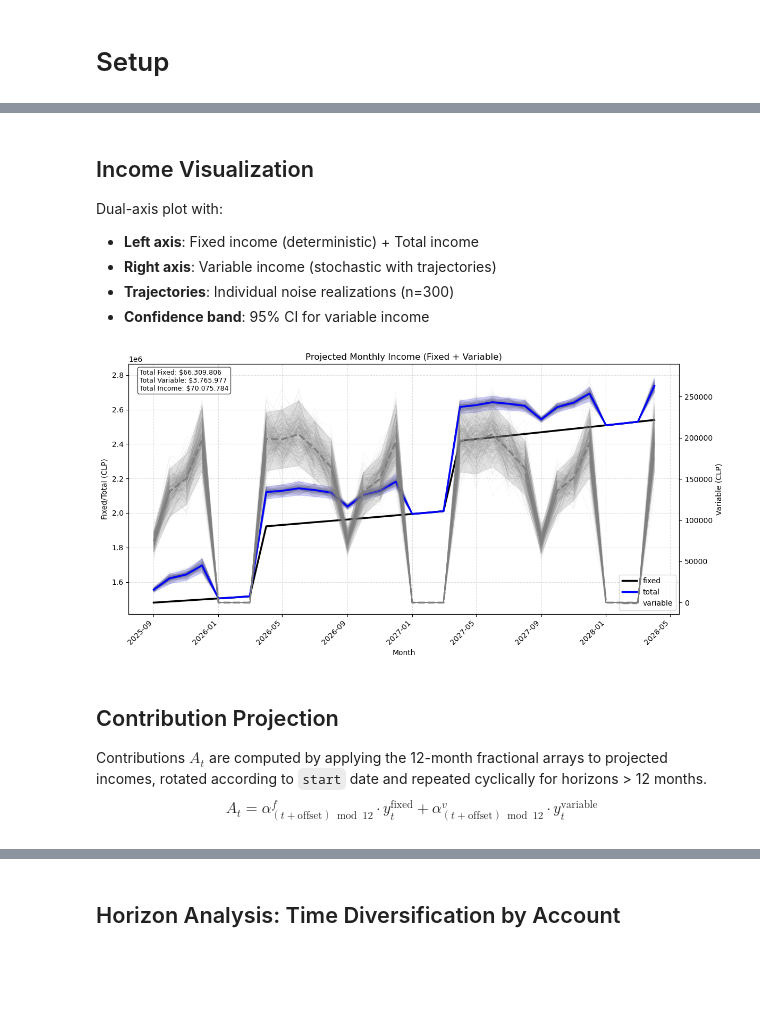
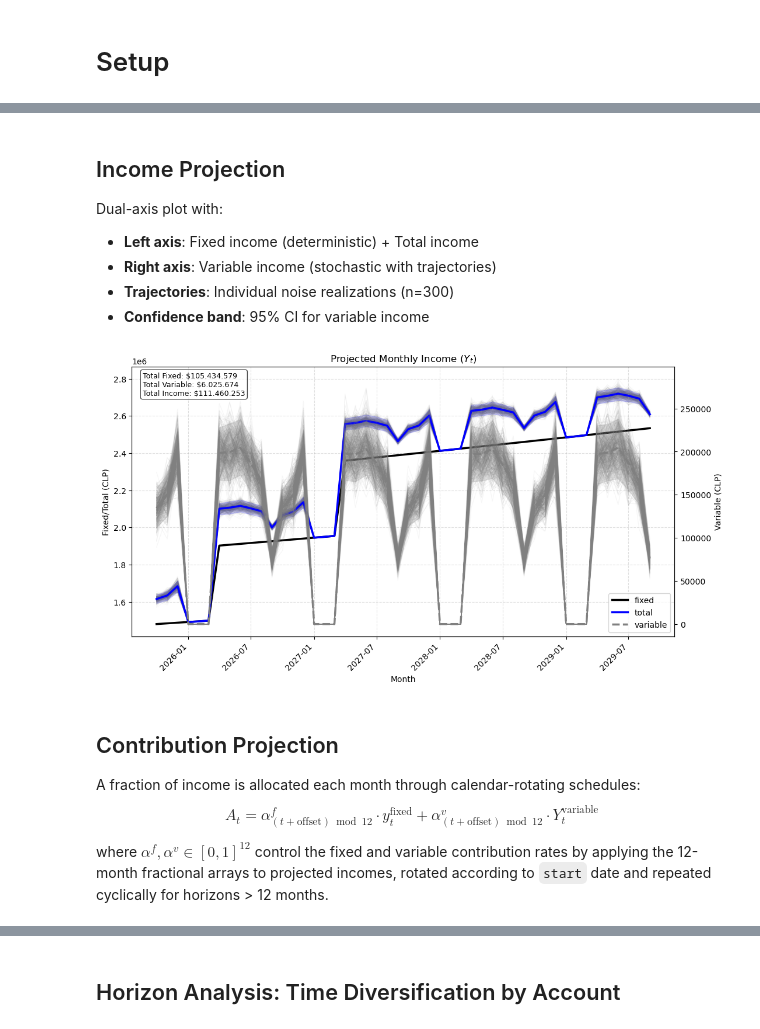
Before and after one commit to mfourier/fin-opt, a Jupyter notebook: notebooks/fin-opt_workflow.ipynb, the cells around one changed output, grey strips where cells are left out. Saved outputs shown, nothing was run; the diff lists cells and outputs as text; code cells hidden in the pictures; blank space fills up the shorter version.

```diff
--- a/notebooks/fin-opt_workflow.ipynb
+++ b/notebooks/fin-opt_workflow.ipynb
@@ -126,0 +104,5 @@ IncomeModel created: fixed + variable
+# %%
+# --- Simulation parameters ---
+n_sims = 500
+months = 48
+start_date = date(2025, 10, 1)
@@ -127,5 +156,5 @@ IncomeModel created: fixed + variable
 # %% [markdown]
-## Income Visualization
+## Income Projection
 
 Dual-axis plot with:
 - **Left axis**: Fixed income (deterministic) + Total income
@@ -133,43 +162,16 @@ Dual-axis plot with:
 - **Trajectories**: Individual noise realizations (n=300)
 - **Confidence band**: 95% CI for variable income
 # %%
-# ==============================
 # Income Projection Simulation
-# ==============================
-
-# --- Simulation parameters ---
-months = 32
-start_date = date(2025, 9, 1)
-
-# Custom colors
-plot_colors = {
-    "fixed": "black",
-    "variable": "gray",
-    "total": "blue"
-}
-
-# Generate plot
-fig, ax = income.plot(
-    mode="income",
-    months=months,
-    start=start_date,
-    dual_axis=True,
-    title="Projected Monthly Income (Fixed + Variable)",
-    colors=plot_colors,
-    show_trajectories=True,
-    trajectory_alpha=0.07,
-    show_confidence_band=True,
-    n_simulations=300,
-    confidence=0.95,
-    return_fig_ax=True
-)
-
-fig.tight_layout()
-plt.show()
+model.plot(mode='income', T=months, start=start_date)
 # %% [output]
-[figure, old version]
+[figure, new version]
 # %% [markdown]
 ## Contribution Projection
 
-Contributions $A_t$ are computed by applying the 12-month fractional arrays to projected incomes, rotated according to `start` date and repeated cyclically for horizons > 12 months.
-$$A_t = \alpha_{(t+\text{offset}) \bmod 12}^{f} \cdot y_t^{\text{fixed}} + \alpha_{(t+\text{offset}) \bmod 12}^{v} \cdot y_t^{\text{variable}}$$
+A fraction of income is allocated each month through calendar-rotating schedules:
+$$
+A_t = \alpha_{(t + \text{offset}) \bmod 12}^{f} \cdot y_t^{\text{fixed}} + \alpha_{(t + \text{offset}) \bmod 12}^{v} \cdot Y_t^{\text{variable}}
+$$
+
+where $\alpha^f, \alpha^v \in [0,1]^{12}$ control the fixed and variable contribution rates by applying the 12-month fractional arrays to projected incomes, rotated according to `start` date and repeated cyclically for horizons > 12 months.
```
Also changed, not shown: parts of 30 cells of this notebook, 3 other files.
